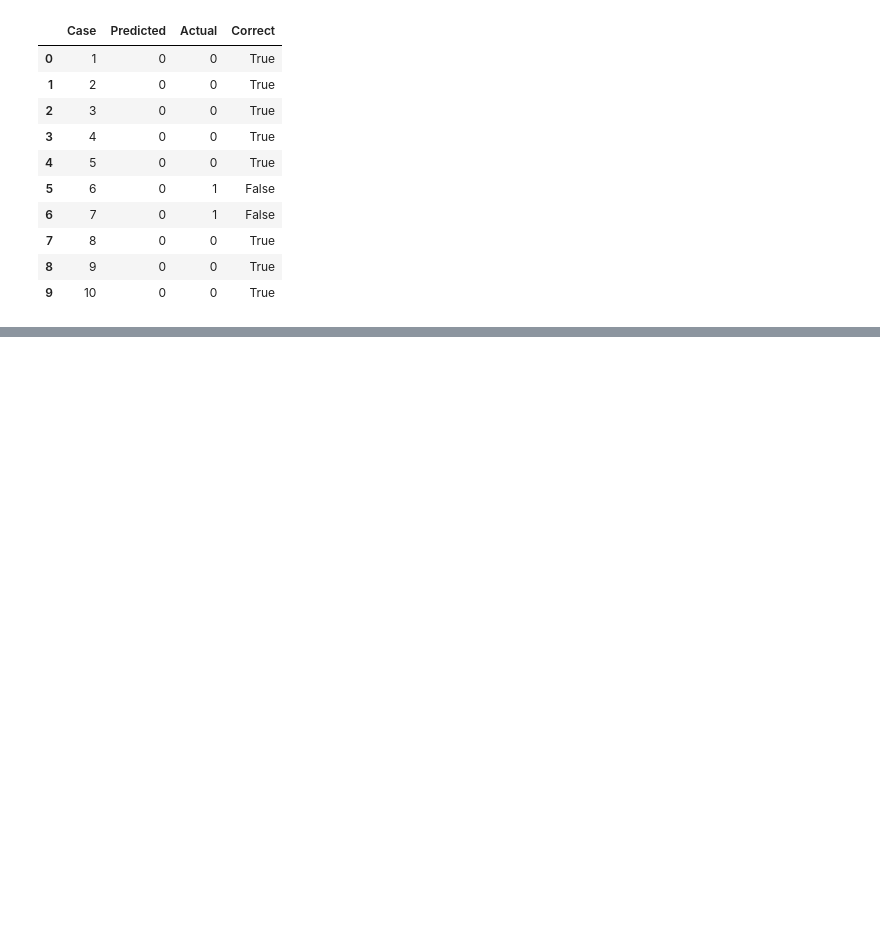
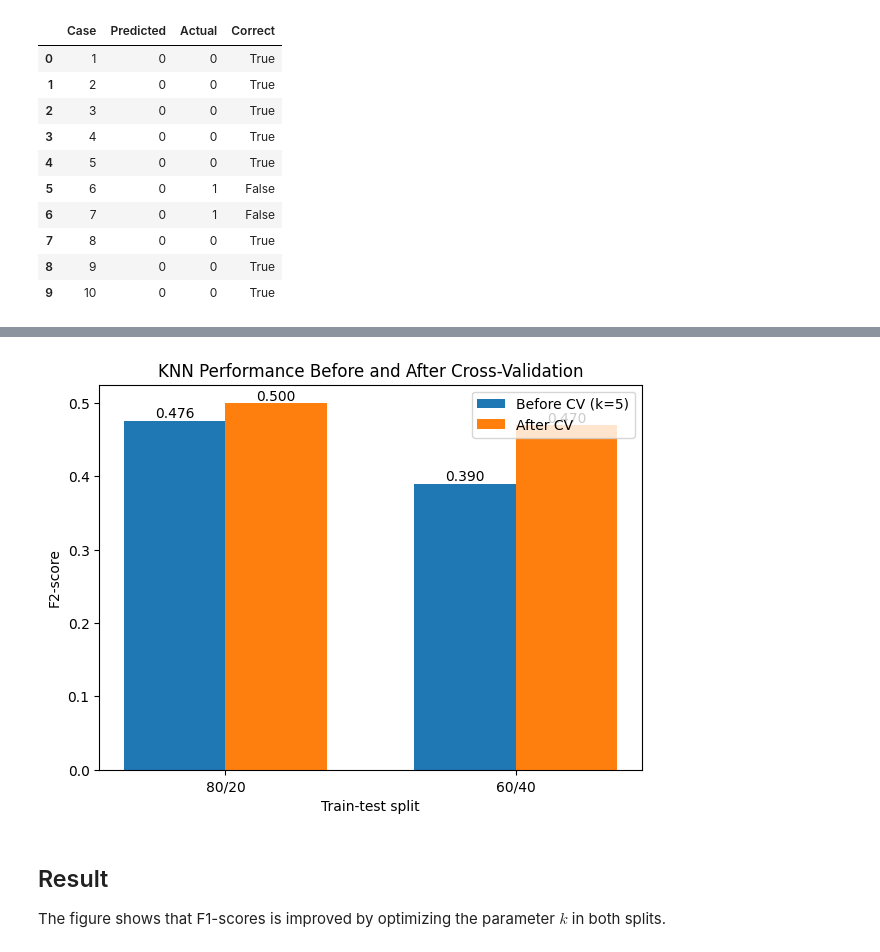
Before and after one commit to kenshin812/data_analysis, a Jupyter notebook: assignment3/submission.ipynb, the cells around one changed output, grey strips where cells are left out. Saved outputs shown, nothing was run; the diff lists cells and outputs as text; code cells hidden in the pictures; blank space fills up the shorter version.

```diff
--- a/assignment3/submission.ipynb
+++ b/assignment3/submission.ipynb
@@ -354,0 +1049,14 @@ AttributeError: 'numpy.ndarray' object has no attribute '_validate_params'
+# %%
+f2_after_80 = fbeta_score(
+    preprocessed_df_20_test["class"].values,
+    pred_after_80,
+    beta=1,
+    zero_division=0
+)
+
+f2_after_60 = fbeta_score(
+    preprocessed_df_40_test["class"].values,
+    pred_after_60,
+    beta=1,
+    zero_division=0
+)
@@ -354,0 +1083,57 @@ AttributeError: 'numpy.ndarray' object has no attribute '_validate_params'
+# %%
+labels = ["80/20", "60/40"]
+
+before_scores = [
+    f2_before_80,
+    f2_before_60
+]
+
+after_scores = [
+    f2_after_80,
+    f2_after_60
+]
+
+x = np.arange(len(labels))
+width = 0.35
+
+plt.figure(figsize=(7, 5))
+
+bars_before = plt.bar(
+    x - width / 2,
+    before_scores,
+    width,
+    label=f"Before CV (k={original_k})"
+)
+
+bars_after = plt.bar(
+    x + width / 2,
+    after_scores,
+    width,
+    label="After CV"
+)
+
+plt.ylabel("F2-score")
+plt.xlabel("Train-test split")
+plt.title("KNN Performance Before and After Cross-Validation")
+
+plt.xticks(x, labels)
+plt.legend()
+
+for bars in [bars_before, bars_after]:
+    for bar in bars:
+        height = bar.get_height()
+
+        plt.text(
+            bar.get_x() + bar.get_width() / 2,
+            height,
+            f"{height:.3f}",
+            ha="center",
+            va="bottom"
+        )
+
+plt.show()
+# %% [output]
+[figure, added]
+# %% [markdown]
+## Result
+The figure shows that F1-scores is improved by optimizing the parameter $k$ in both splits.
```
Also changed, not shown: parts of 48 cells of this notebook.
